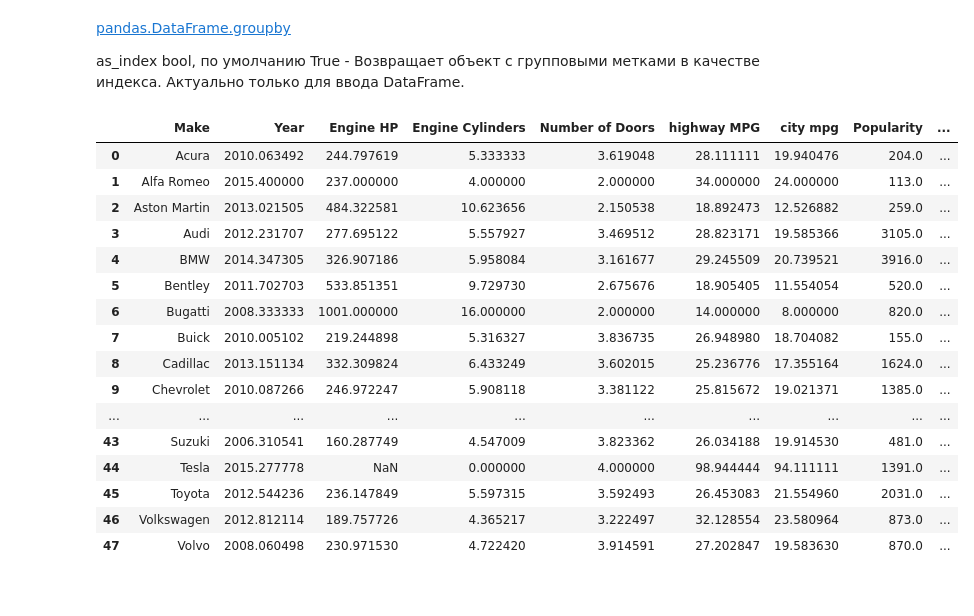
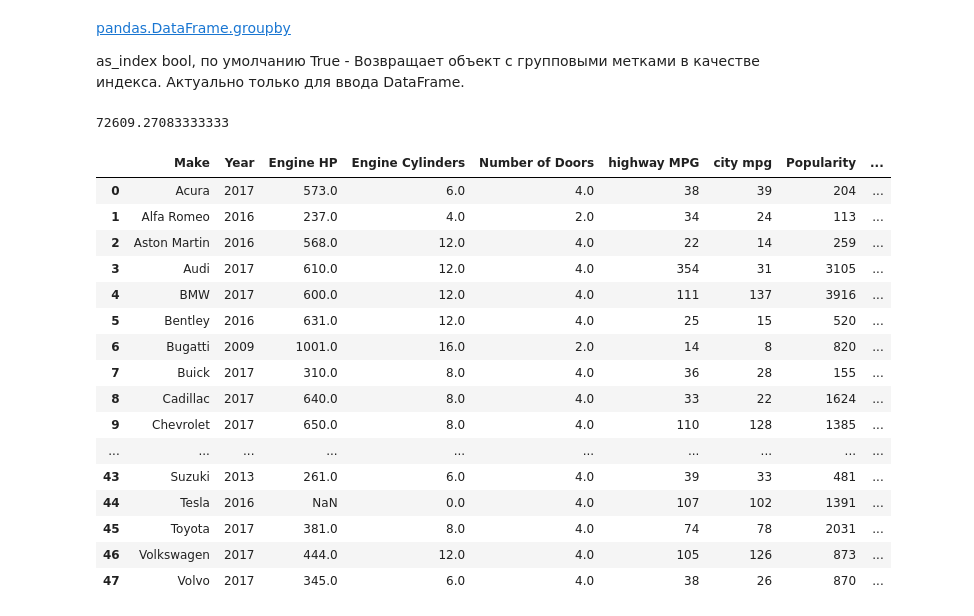
Before and after one commit to pgu-prod/ml, a Jupyter notebook: lab1/Lab1.ipynb, the cells around one changed output. Saved outputs shown, nothing was run; the diff lists cells and outputs as text; code cells hidden in the pictures.

```diff
--- a/lab1/Lab1.ipynb
+++ b/lab1/Lab1.ipynb
@@ -30,0 +18,9 @@ data
+# %%
+data['Market Category'] = data['Market Category'].str.replace('Hatchback', '')
+data['Market Category'] = data['Market Category'].str.replace('High-Performance', '')
+data['Market Category'] = data['Market Category'].str.replace('Performance', '')
+data['Market Category'] = data['Market Category'].str.replace('Crossover', '')
+data['Market Category'] = data['Market Category'].str.replace('Factory Tuner', '')
+data['Market Category'] = data['Market Category'].str.replace(',,', ',')
+# data['Market Category'] = data['Market Category'].str[:-1] if data['Market Category'].str.endswith(',') else data['Market Category']
+data
@@ -186,23 +200,27 @@ data.describe(include="O")
 
 
 as_index bool, по умолчанию True - Возвращает объект с групповыми метками в качестве индекса. Актуально только для ввода DataFrame.
+# %%
+data.groupby(by=['Make'],as_index=False).min(numeric_only=True)['MSRP'].mean()
+# %% [output]
+72609.27083333333
 # %%
-data.groupby(by=['Make'],as_index=False).mean(numeric_only=True)
+data.groupby(by=['Make'],as_index=False).max(numeric_only=True)
 # %% [output]
 |  | Make | Year | Engine HP | Engine Cylinders | Number of Doors | highway MPG | city mpg | Popularity | ... |
-| 0 | Acura | 2010.063492 | 244.797619 | 5.333333 | 3.619048 | 28.111111 | 19.940476 | 204.0 | ... |
-| 1 | Alfa Romeo | 2015.400000 | 237.000000 | 4.000000 | 2.000000 | 34.000000 | 24.000000 | 113.0 | ... |
-| 2 | Aston Martin | 2013.021505 | 484.322581 | 10.623656 | 2.150538 | 18.892473 | 12.526882 | 259.0 | ... |
-| 3 | Audi | 2012.231707 | 277.695122 | 5.557927 | 3.469512 | 28.823171 | 19.585366 | 3105.0 | ... |
-| 4 | BMW | 2014.347305 | 326.907186 | 5.958084 | 3.161677 | 29.245509 | 20.739521 | 3916.0 | ... |
-| 5 | Bentley | 2011.702703 | 533.851351 | 9.729730 | 2.675676 | 18.905405 | 11.554054 | 520.0 | ... |
-| 6 | Bugatti | 2008.333333 | 1001.000000 | 16.000000 | 2.000000 | 14.000000 | 8.000000 | 820.0 | ... |
-| 7 | Buick | 2010.005102 | 219.244898 | 5.316327 | 3.836735 | 26.948980 | 18.704082 | 155.0 | ... |
-| 8 | Cadillac | 2013.151134 | 332.309824 | 6.433249 | 3.602015 | 25.236776 | 17.355164 | 1624.0 | ... |
-| 9 | Chevrolet | 2010.087266 | 246.972247 | 5.908118 | 3.381122 | 25.815672 | 19.021371 | 1385.0 | ... |
+| 0 | Acura | 2017 | 573.0 | 6.0 | 4.0 | 38 | 39 | 204 | ... |
+| 1 | Alfa Romeo | 2016 | 237.0 | 4.0 | 2.0 | 34 | 24 | 113 | ... |
+| 2 | Aston Martin | 2016 | 568.0 | 12.0 | 4.0 | 22 | 14 | 259 | ... |
+| 3 | Audi | 2017 | 610.0 | 12.0 | 4.0 | 354 | 31 | 3105 | ... |
+| 4 | BMW | 2017 | 600.0 | 12.0 | 4.0 | 111 | 137 | 3916 | ... |
+| 5 | Bentley | 2016 | 631.0 | 12.0 | 4.0 | 25 | 15 | 520 | ... |
+| 6 | Bugatti | 2009 | 1001.0 | 16.0 | 2.0 | 14 | 8 | 820 | ... |
+| 7 | Buick | 2017 | 310.0 | 8.0 | 4.0 | 36 | 28 | 155 | ... |
+| 8 | Cadillac | 2017 | 640.0 | 8.0 | 4.0 | 33 | 22 | 1624 | ... |
+| 9 | Chevrolet | 2017 | 650.0 | 8.0 | 4.0 | 110 | 128 | 1385 | ... |
 | ... | ... | ... | ... | ... | ... | ... | ... | ... | ... |
-| 43 | Suzuki | 2006.310541 | 160.287749 | 4.547009 | 3.823362 | 26.034188 | 19.914530 | 481.0 | ... |
-| 44 | Tesla | 2015.277778 | NaN | 0.000000 | 4.000000 | 98.944444 | 94.111111 | 1391.0 | ... |
-| 45 | Toyota | 2012.544236 | 236.147849 | 5.597315 | 3.592493 | 26.453083 | 21.554960 | 2031.0 | ... |
-| 46 | Volkswagen | 2012.812114 | 189.757726 | 4.365217 | 3.222497 | 32.128554 | 23.580964 | 873.0 | ... |
-| 47 | Volvo | 2008.060498 | 230.971530 | 4.722420 | 3.914591 | 27.202847 | 19.583630 | 870.0 | ... |
+| 43 | Suzuki | 2013 | 261.0 | 6.0 | 4.0 | 39 | 33 | 481 | ... |
+| 44 | Tesla | 2016 | NaN | 0.0 | 4.0 | 107 | 102 | 1391 | ... |
+| 45 | Toyota | 2017 | 381.0 | 8.0 | 4.0 | 74 | 78 | 2031 | ... |
+| 46 | Volkswagen | 2017 | 444.0 | 12.0 | 4.0 | 105 | 126 | 873 | ... |
+| 47 | Volvo | 2017 | 345.0 | 6.0 | 4.0 | 38 | 26 | 870 | ... |
```
Also changed, not shown: parts of 11 cells of this notebook, 1 other file.
